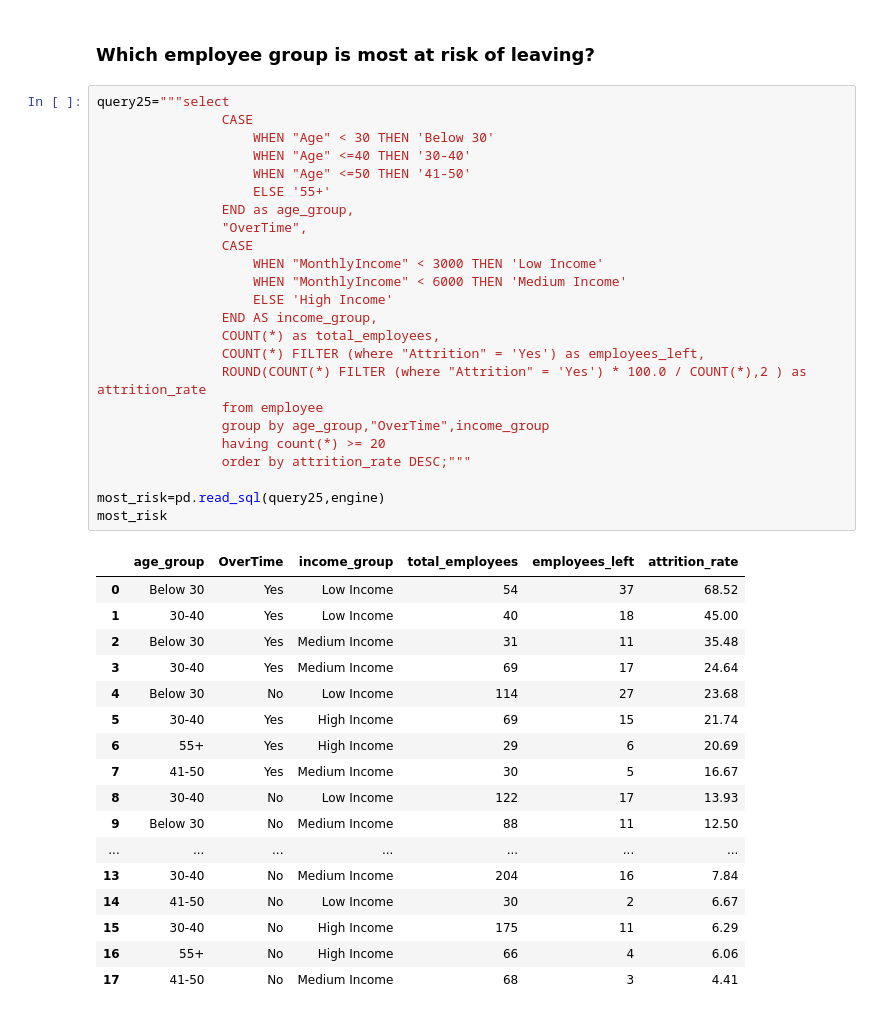
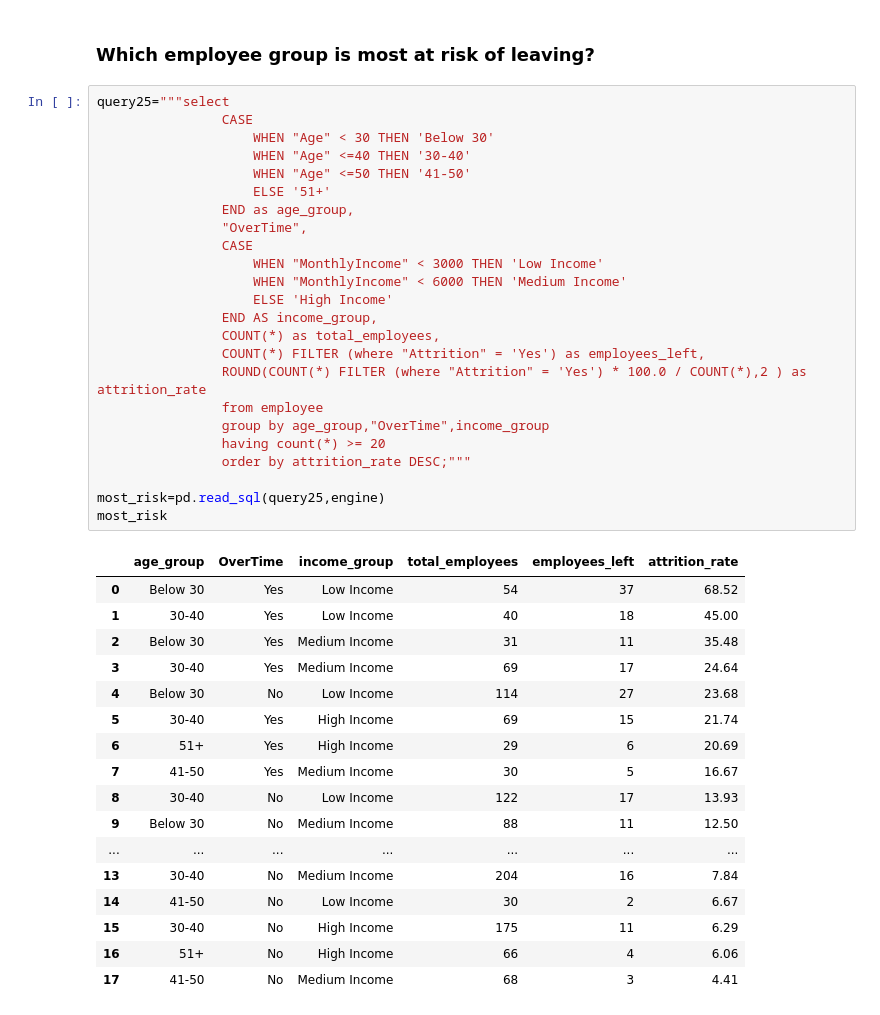
Before and after one commit to subash28-web/HR-Employee-Attrition-Analytics, a Jupyter notebook: HR_Employee_Attrition_Analytics.ipynb, the cells around one changed output. Saved outputs shown, nothing was run; the diff lists cells and outputs as text.

```diff
--- a/HR_Employee_Attrition_Analytics.ipynb
+++ b/HR_Employee_Attrition_Analytics.ipynb
@@ -1127,35 +1175,35 @@ attri_by_income_group
 query25="""select
                 CASE
                     WHEN "Age" < 30 THEN 'Below 30'
                     WHEN "Age" <=40 THEN '30-40'
                     WHEN "Age" <=50 THEN '41-50'
-                    ELSE '55+'
+                    ELSE '51+'
                 END as age_group,
                 "OverTime",
                 CASE
                     WHEN "MonthlyIncome" < 3000 THEN 'Low Income'
                     WHEN "MonthlyIncome" < 6000 THEN 'Medium Income'
                     ELSE 'High Income'
                 END AS income_group,
                 COUNT(*) as total_employees,
                 COUNT(*) FILTER (where "Attrition" = 'Yes') as employees_left,
                 ROUND(COUNT(*) FILTER (where "Attrition" = 'Yes') * 100.0 / COUNT(*),2 ) as attrition_rate
                 from employee
                 group by age_group,"OverTime",income_group
                 having count(*) >= 20
                 order by attrition_rate DESC;"""
 
 most_risk=pd.read_sql(query25,engine)
 most_risk
 # %% [output]
 |  | age_group | OverTime | income_group | total_employees | employees_left | attrition_rate |
 | 0 | Below 30 | Yes | Low Income | 54 | 37 | 68.52 |
 | 1 | 30-40 | Yes | Low Income | 40 | 18 | 45.00 |
 | 2 | Below 30 | Yes | Medium Income | 31 | 11 | 35.48 |
 | 3 | 30-40 | Yes | Medium Income | 69 | 17 | 24.64 |
 | 4 | Below 30 | No | Low Income | 114 | 27 | 23.68 |
 | 5 | 30-40 | Yes | High Income | 69 | 15 | 21.74 |
-| 6 | 55+ | Yes | High Income | 29 | 6 | 20.69 |
+| 6 | 51+ | Yes | High Income | 29 | 6 | 20.69 |
 | 7 | 41-50 | Yes | Medium Income | 30 | 5 | 16.67 |
 | 8 | 30-40 | No | Low Income | 122 | 17 | 13.93 |
 | 9 | Below 30 | No | Medium Income | 88 | 11 | 12.50 |
@@ -1163,5 +1211,5 @@ most_risk
 | 13 | 30-40 | No | Medium Income | 204 | 16 | 7.84 |
 | 14 | 41-50 | No | Low Income | 30 | 2 | 6.67 |
 | 15 | 30-40 | No | High Income | 175 | 11 | 6.29 |
-| 16 | 55+ | No | High Income | 66 | 4 | 6.06 |
+| 16 | 51+ | No | High Income | 66 | 4 | 6.06 |
 | 17 | 41-50 | No | Medium Income | 68 | 3 | 4.41 |
```
Also changed, not shown: parts of 12 cells of this notebook.
